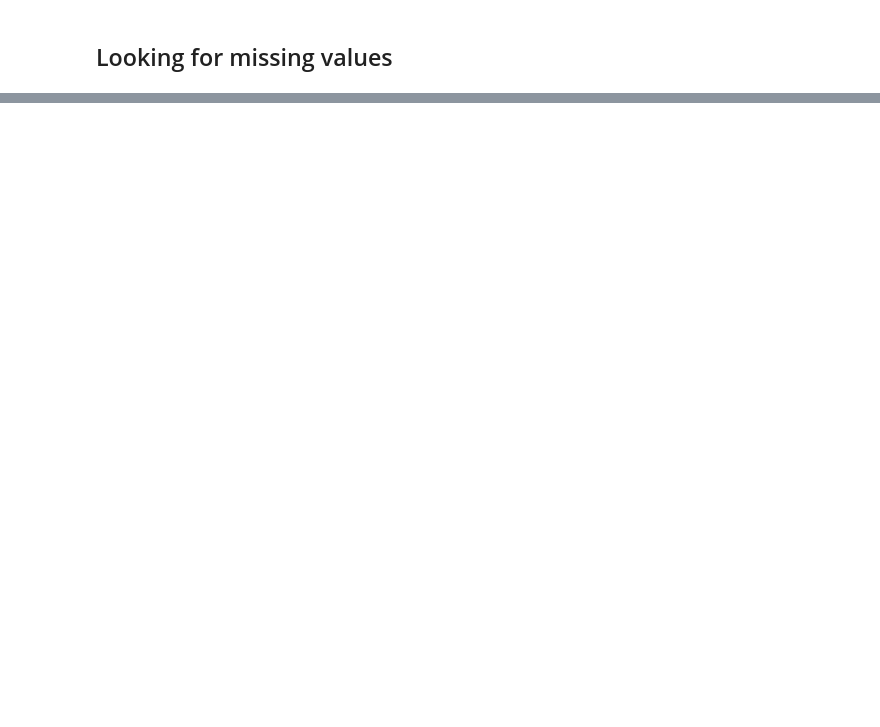
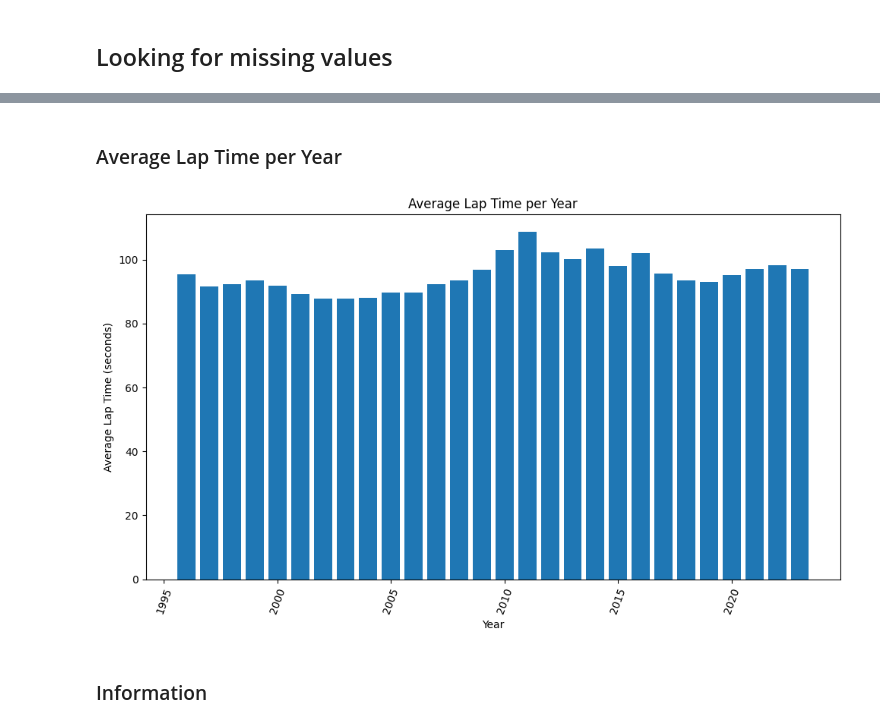
Before and after one commit to afonsom1719/PRI_F1, a Jupyter notebook: dataPreparation.ipynb, the cells around one changed output, grey strips where cells are left out. Saved outputs shown, nothing was run; the diff lists cells and outputs as text; code cells hidden in the pictures; blank space fills up the shorter version.

```diff
--- a/dataPreparation.ipynb
+++ b/dataPreparation.ipynb
@@ -58,0 +90,21 @@ dtype: int64
+# %% [markdown]
+### Average Lap Time per Year
+# %%
+lapTimes_races = lapTimes.merge(races[['raceId', 'year']], on='raceId', how='inner')
+
+average_lap_time_per_year = lapTimes_races.groupby('year')['milliseconds'].mean().reset_index(name='mean')
+average_lap_time_per_year['mean'] = average_lap_time_per_year['mean'] / 1000
+#print(average_lap_time_per_year)
+
+plt.figure(figsize=(10, 6))
+plt.bar(average_lap_time_per_year['year'],average_lap_time_per_year['mean'])
+plt.xlabel('Year')
+plt.ylabel('Average Lap Time (seconds)')
+plt.title('Average Lap Time per Year')
+plt.xticks(rotation=70)
+plt.tight_layout()
+plt.show()
+# %% [output]
+[figure, added]
+# %% [markdown]
+### Information
```
Also changed, not shown: parts of 6 cells of this notebook, 3 other files.
